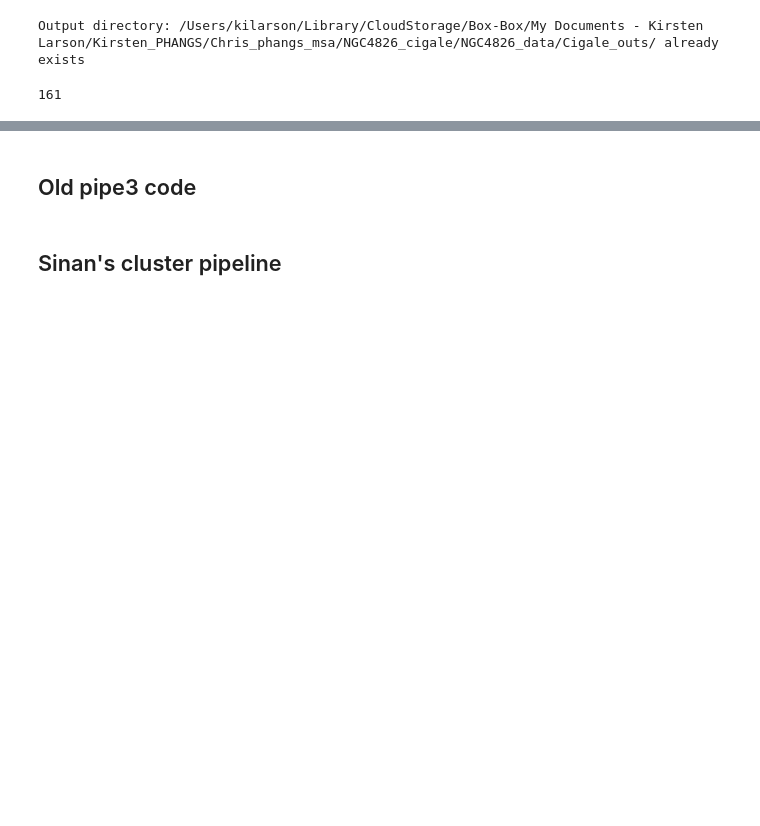
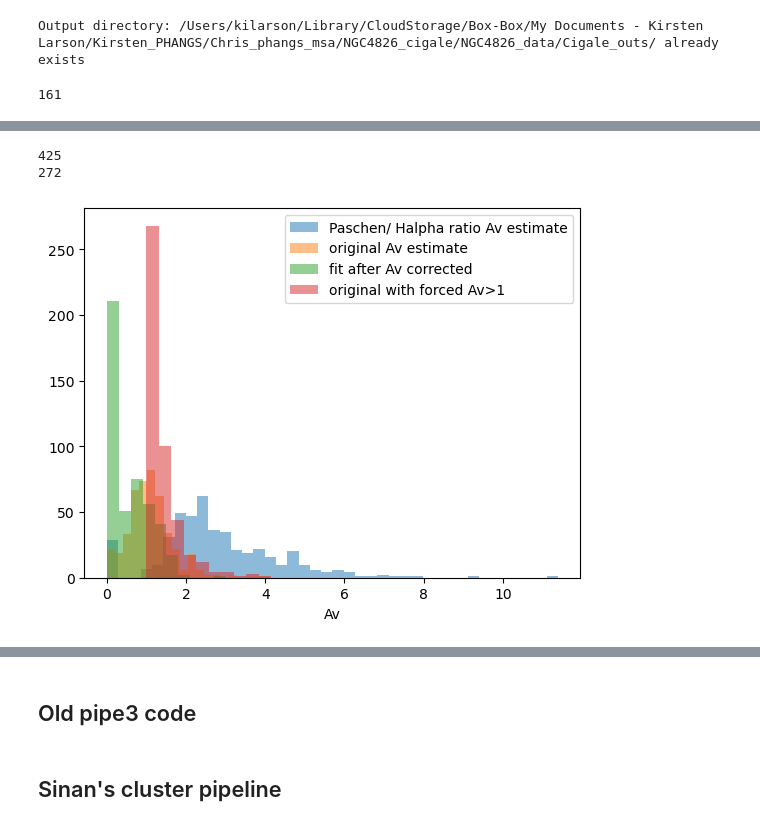
Before and after one commit to kilarson/msa, a Jupyter notebook: msa_cigale.ipynb, the cells around one changed output, grey strips where cells are left out. Saved outputs shown, nothing was run; the diff lists cells and outputs as text; code cells hidden in the pictures; blank space fills up the shorter version.

```diff
--- a/msa_cigale.ipynb
+++ b/msa_cigale.ipynb
@@ -672,0 +1214,25 @@ KeyError: 'additionalerror'
+# %%
+av_corrected_bad = (data_reg_tbl['reg_H_alpha_Luminosity'] > 0.0)
+print(np.sum(av_corrected_bad))
+av_corrected = (data_tbl['V_dolmag_vega_old']-data_tbl['V_dolmag_vega'] > 0.1)
+print(np.sum(av_corrected))
+# %% [output]
+425
+272
+# %%
+#make plots
+mask_inf = np.isfinite(data_reg_tbl['reg_av_from_ratio'])
+
+#plt.hist(np.log(cigale_df['best.stellar.age_m_star']*1e6), bins= 20,alpha=.5)
+plt.hist((data_reg_tbl['reg_ebv_from_ratio'][mask_inf]*3.1), bins=40,alpha=.5,label ='Paschen/ Halpha ratio Av estimate')
+#plt.hist((data_reg_tbl['reg_av_from_ratio']), bins='auto',alpha=.5)
+plt.hist((data_reg_tbl['reg_dolflux_Ebv_MinChiSq']*3.1), bins=20,alpha=.5, label = 'original Av estimate')
+
+plt.hist((cigale_df['best.attenuation.A550']), bins= 10,alpha=.5,label='fit after Av corrected')
+plt.hist((cigale_df_orig['best.attenuation.A550']), bins= 10,alpha=.5,label='original with forced Av>1')
+plt.legend()
+plt.xlabel('Av')
+#plt.xscale('log')
+plt.show()
+# %% [output]
+[figure, added]
```
Also changed, not shown: parts of 39 cells of this notebook.
